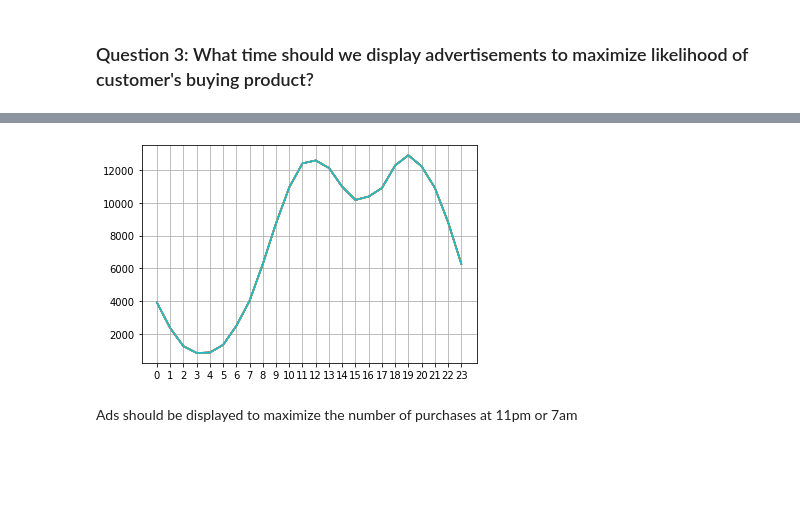
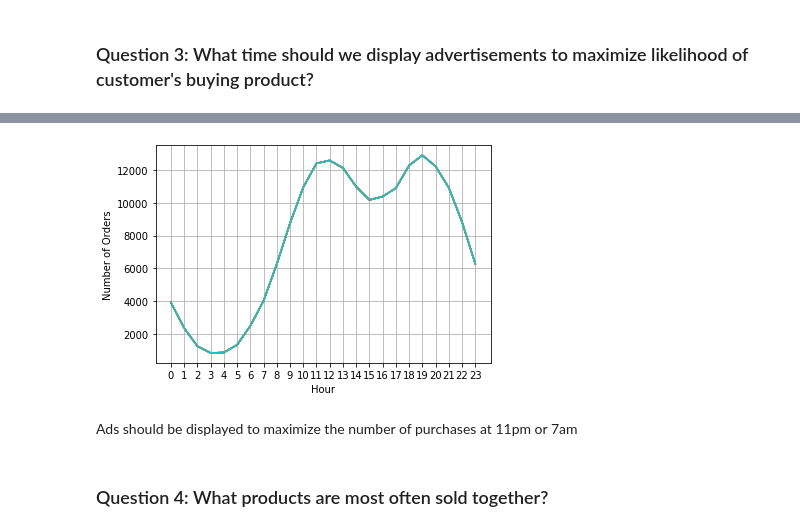
Before and after one commit to alvabryan/sales_analysis, a Jupyter notebook: Sales_analysis.ipynb, the cells around one changed output, grey strips where cells are left out. Saved outputs shown, nothing was run; the diff lists cells and outputs as text; code cells hidden in the pictures; blank space fills up the shorter version.

Commit message:
most sold product

```diff
--- a/Sales_analysis.ipynb
+++ b/Sales_analysis.ipynb
@@ -132,9 +132,13 @@ hours = [hour for hour, df in all_data.groupby('Hour')]
 # %%
 plt.plot(hours, all_data.groupby(['Hour']).count())
 plt.xticks(hours)
+plt.ylabel('Number of Orders')
+plt.xlabel('Hour')
 plt.grid()
 plt.show()
 # %% [output]
-[figure, old version]
+[figure, new version]
 # %% [markdown]
 Ads should be displayed to maximize the number of purchases at 11pm or 7am
+# %% [markdown]
+### Question 4: What products are most often sold together?
```
Also changed, not shown: parts of 10 cells of this notebook.
